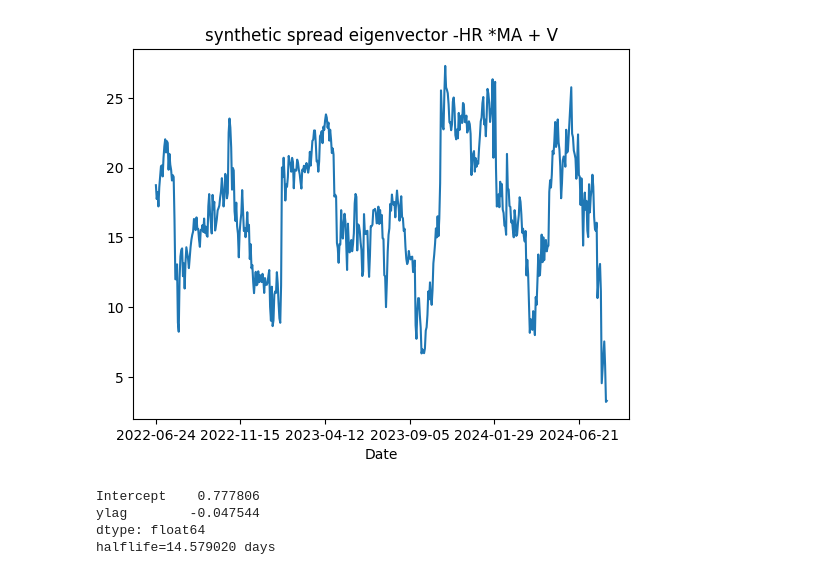
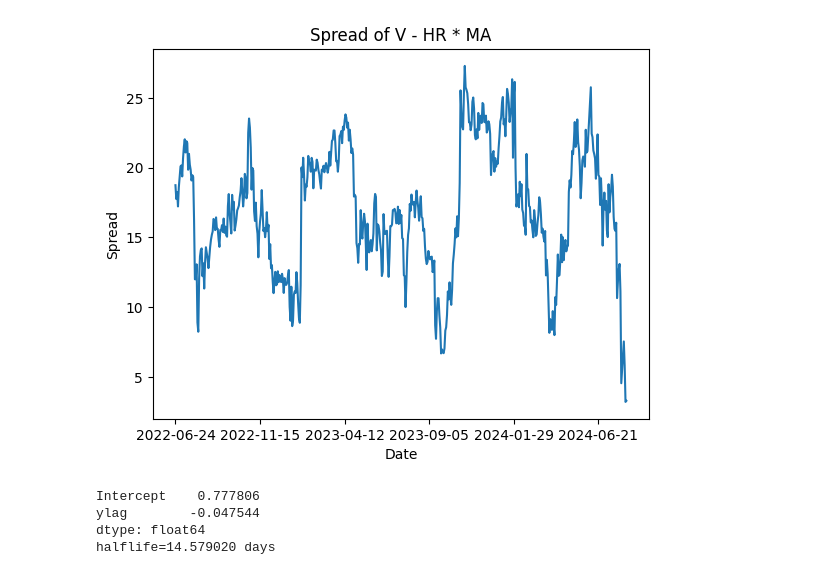
Before and after one commit to phynance/Stocks_PairTrading, a Jupyter notebook: V_MA_coint_TrainTest.ipynb, the cells around one changed output. Drawn from its saved outputs; the diff is of its cells as text; code cells hidden in the pictures.

```diff
--- a/V_MA_coint_TrainTest.ipynb
+++ b/V_MA_coint_TrainTest.ipynb
@@ -44,6 +62,6 @@ Date
 # %%
 #plt.show()
-split_index = int(len(df) * 0.8)
+split_index = int(len(df) * 0.8) # split 80% into training data, 20% test data
 
 # Split into training and test sets
 train_df = df.iloc[:split_index]
@@ -53,10 +71,8 @@ test_df = df.iloc[split_index:]
 def HR_cadf(series1, series2):
     results = sm.ols(formula=f"{series1} ~ {series2}", data=train_df[[series1, series2]]).fit()
     print(results.params)
-    hedgeRatio = results.params[1]
+    hedgeRatio = results.params.iloc[1]
     print('hedgeRatio=%f' % hedgeRatio)
-    pd.DataFrame((train_df[series1] - hedgeRatio * train_df[series2])).plot()
-    plt.title(f"synthetic spread of {series1} - HR*{series2}")
     coint_t, pvalue, crit_value = ts.coint(train_df[series1], train_df[series2])     # cadf test (make sure the 2 series cointegrate)
     print(f"{series1} vs {series2}")
     print('t-statistic=%f' % coint_t)
@@ -92,13 +106,21 @@ pvalue=0.014141
 # %%
 #yport = pd.DataFrame(np.dot(df.values, result.evec[:, 0]))  #  (net) market value of portfolio
 df_hedged = test_df.copy(deep=True)
 df_hedged['MA'] = df_hedged['MA'] * (-hedgeRatioMA)
 yport=np.sum(df_hedged, axis=1) # -HR *MA + V
-yport.plot()
-plt.title("synthetic spread eigenvector -HR *MA + V")
-plt.show()
+
+# Create the plot
+fig3, ax3 = plt.subplots()  # Create a new figure and axes
+yport.plot(ax=ax3)  # Plot the spread on the axes
+ax3.set_title("Spread of V - HR * MA")
+ax3.set_xlabel("Date")  # Set x-label if necessary
+ax3.set_ylabel("Spread")  # Set y-label if necessary
+
+fig3.savefig('V_MA_spread_2224.png')  # Save the line plot
+
+plt.show()  # Show the plot
 # %% [output]
-[figure, old version]
+[figure, new version]
 # %%
 ylag = yport.shift()
 deltaY = yport - ylag
```
Also changed, not shown: parts of 5 cells of this notebook, 1 other file.
